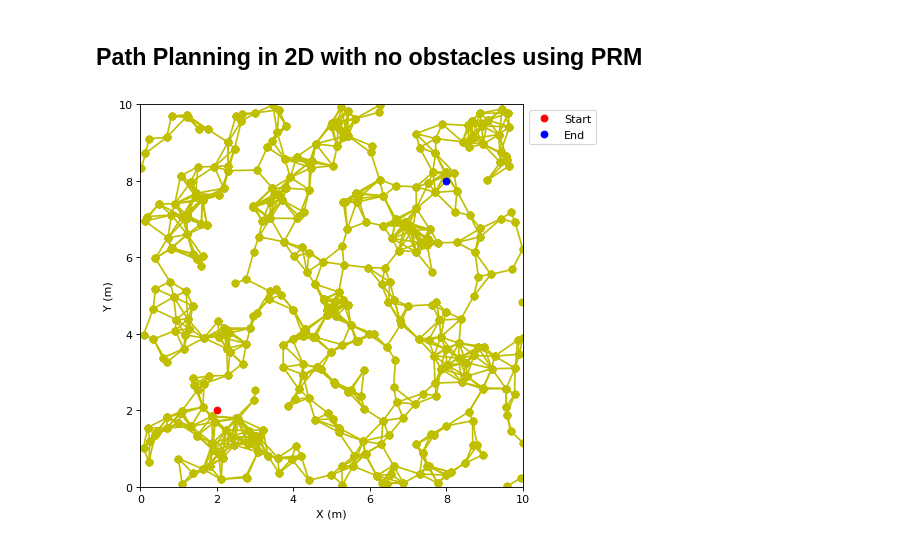
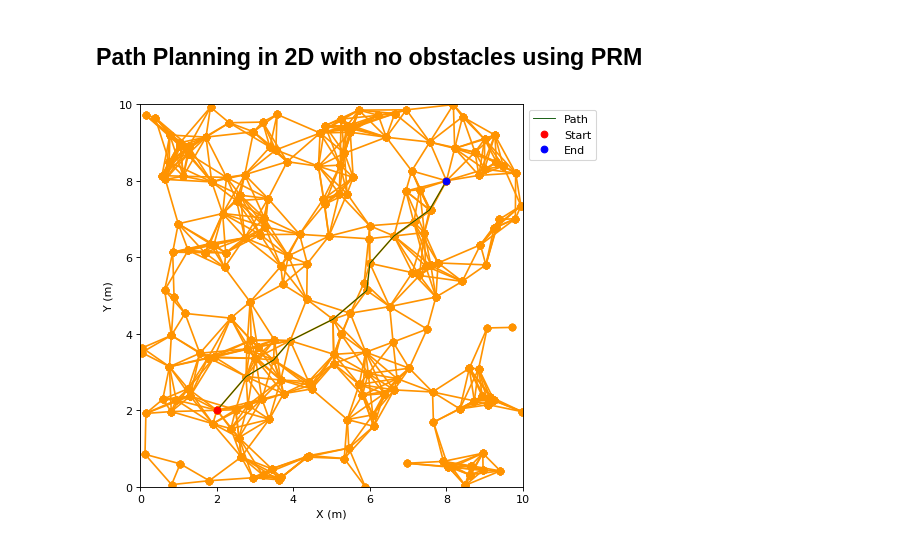
Before and after one commit to LeoSato/ProgrammingCode, a Jupyter notebook: Motion Planning/PRM Implementation.ipynb, the cells around one changed output. Saved outputs shown, nothing was run; the diff lists cells and outputs as text; code cells hidden in the pictures.

```diff
--- a/Motion Planning/PRM Implementation.ipynb
+++ b/Motion Planning/PRM Implementation.ipynb
@@ -10,11 +10,9 @@ import random
 # Define parameters
 xdim=10
 ydim=10
-numNodes=400
-radius=0.75
+numNodes=200
+radius=1.25
 
-x_init=2
-y_init=2
-x_fin=8
-y_fin=8
+init_node=(2,2)
+fin_node=(8,8)
 # %%
@@ -50,17 +123,21 @@ for i in range(numNodes):
 # %%
+# Initialize the figure
 fig=plt.figure(figsize=(8,6.333),dpi=80)
 ax=fig.add_subplot(111,autoscale_on=False,xlim=(0,xdim),ylim=(0,ydim))
 ax.set_aspect('equal')
 
+# Plot the edges of the roadmap
 for e in E:
-    ax.plot([e[0][0],e[1][0]],[e[0][1],e[1][1]],'yo-')
+    ax.plot([e[0][0],e[1][0]],[e[0][1],e[1][1]],'o-',color="#FF9300")
 
-ax.plot(x_init,y_init,'ro',label='Start')
-ax.plot(x_fin,y_fin,'bo',label='End')
+# Plot the found path
+ax.plot([path_x[0] for path_x in path],[path_y[1] for path_y in path],color="#055200",linewidth=0.8,label='Path')
+# Show the figure with appropritate info
+ax.plot(init_node[0],init_node[1],'ro',label='Start')
+ax.plot(fin_node[0],fin_node[1],'bo',label='End')
 ax.set_xlabel('X (m)')
 ax.set_ylabel('Y (m)')
 ax.legend(bbox_to_anchor=(1,1))
-
 plt.show()
 # %% [output]
-[figure, old version]
+[figure, new version]
```
Also changed, not shown: parts of 1 cell of this notebook, 1 other file.
